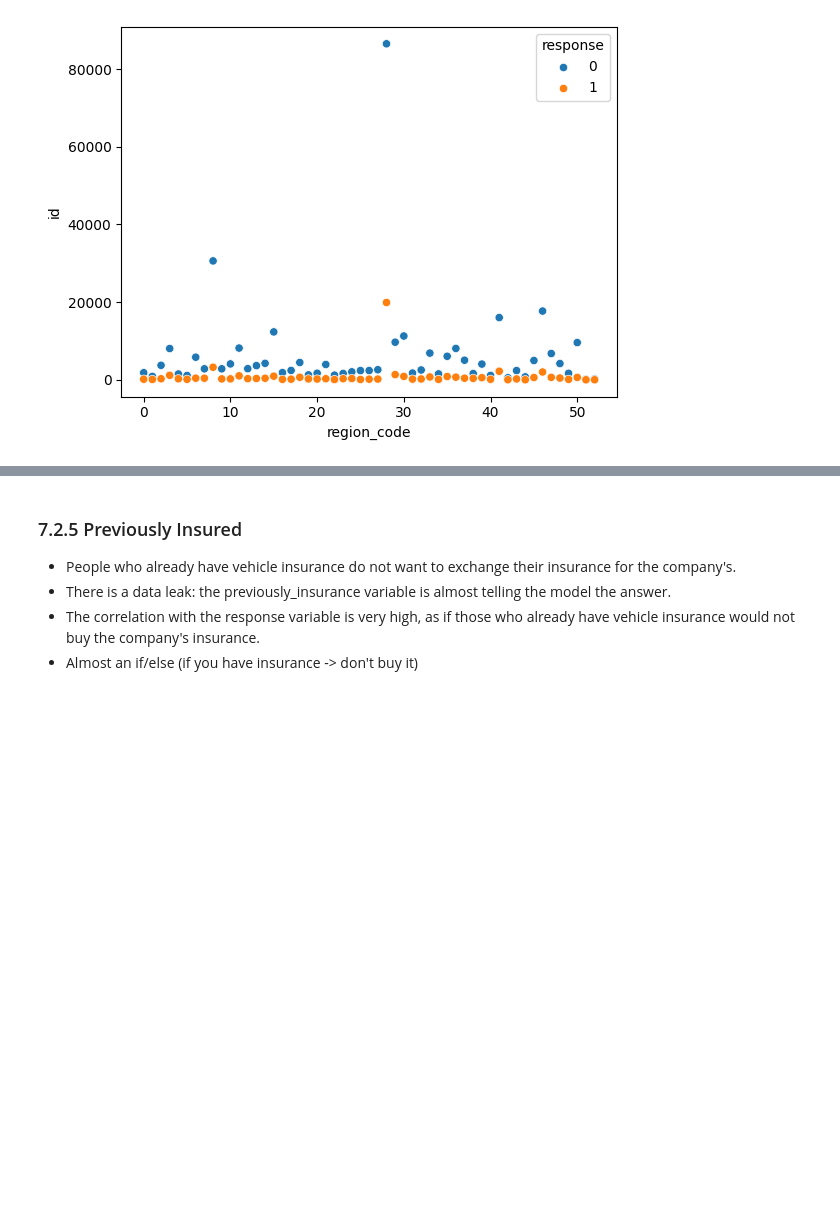
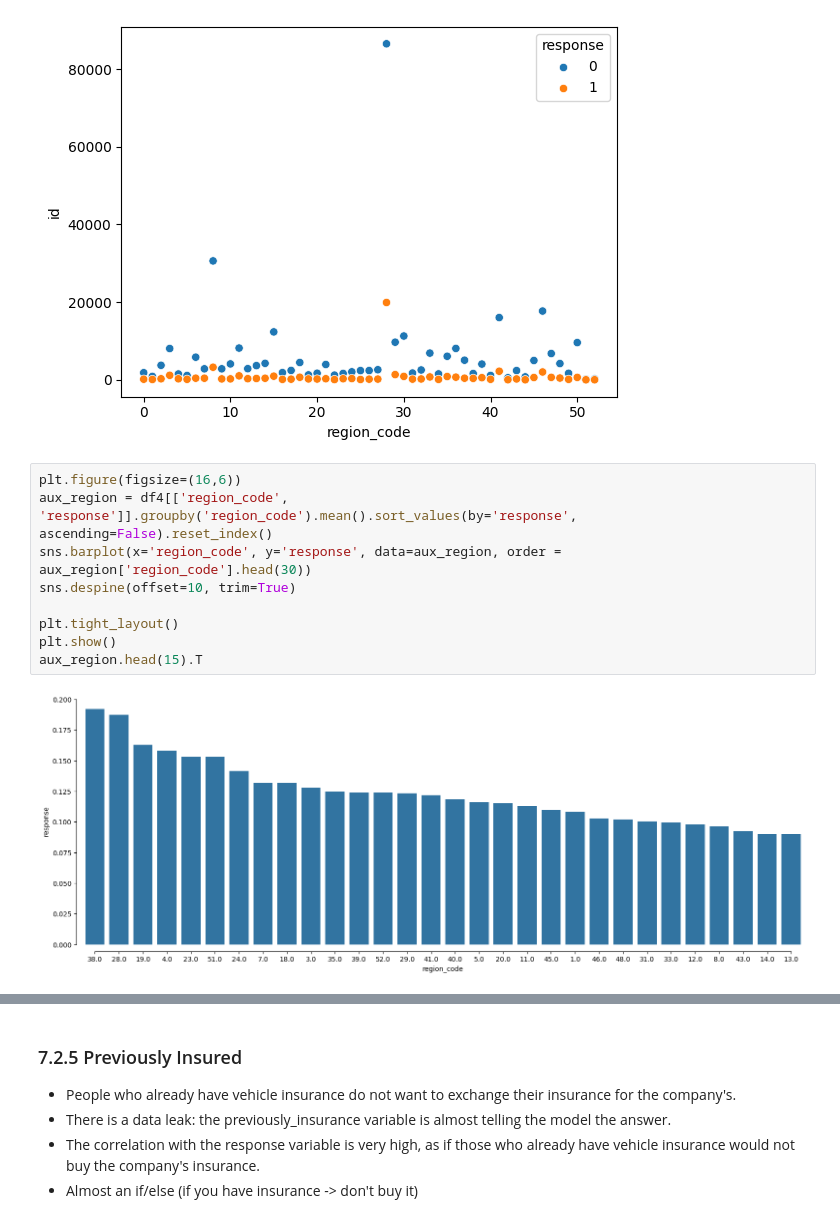
Before and after one commit to felipevalory/InsuranceCrossSell, a Jupyter notebook: notebooks/health_insurance.ipynb, the cells around one changed output, grey strips where cells are left out. Saved outputs shown, nothing was run; the diff lists cells and outputs as text; blank space fills up the shorter version.

```diff
--- a/notebooks/health_insurance.ipynb
+++ b/notebooks/health_insurance.ipynb
@@ -452,3 +510,14 @@ sns.scatterplot(data=aux0, x='region_code', y='id', hue='response')
 # %% [output]
 <Axes: xlabel='region_code', ylabel='id'>
 [figure]
+# %%
+plt.figure(figsize=(16,6))
+aux_region = df4[['region_code', 'response']].groupby('region_code').mean().sort_values(by='response', ascending=False).reset_index()
+sns.barplot(x='region_code', y='response', data=aux_region, order = aux_region['region_code'].head(30))
+sns.despine(offset=10, trim=True)
+
+plt.tight_layout()
+plt.show()
+aux_region.head(15).T
+# %% [output]
+[figure, added]
```
Also changed, not shown: parts of 32 cells of this notebook, 7 other files.
